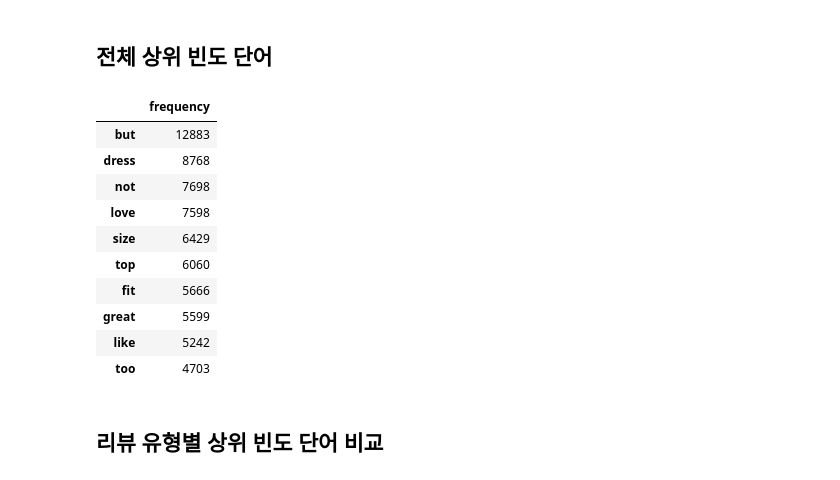
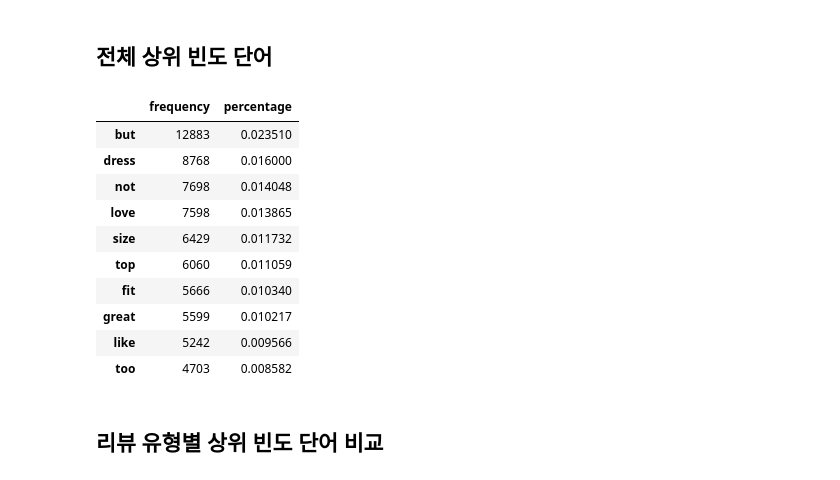
Before and after one commit to chadaeun/2018-data-science-competition-final, a Jupyter notebook: frequency.ipynb, the cells around one changed output. Drawn from its saved outputs; the diff is of its cells as text; code cells hidden in the pictures.

```diff
--- a/frequency.ipynb
+++ b/frequency.ipynb
@@ -71,24 +40,36 @@ neur=nltk.FreqDist(i for i in neu_review)
+# %%
+def get_freqdist(series):
+    """
+    Get FreqDist from pandas Series
+    """
+    words = []
+
+    for text in series:
+        words.extend(text.split())
+
+    return nltk.FreqDist(words)
 # %%
 def freqdist_to_table(freqdist):
     df = pd.DataFrame.from_dict(freqdist, orient='index')
     df.columns = ['frequency']
+    df['percentage'] = df['frequency'] / df['frequency'].sum()
     return df.sort_values('frequency', ascending=False)[:10]
 # %% [markdown]
 ## 전체 상위 빈도 단어
-# %%
-total = post + posr + negt + negr + neut + neur
-freqdist_to_table(total)
-# %% [output]
-|  | frequency |
-| but | 12883 |
-| dress | 8768 |
-| not | 7698 |
-| love | 7598 |
-| size | 6429 |
-| top | 6060 |
-| fit | 5666 |
-| great | 5599 |
-| like | 5242 |
-| too | 4703 |
+# %%
+total = get_freqdist(data['outreview']) + get_freqdist(data['outtitle'])
+freqdist_to_table(total)
+# %% [output]
+|  | frequency | percentage |
+| but | 12883 | 0.023510 |
+| dress | 8768 | 0.016000 |
+| not | 7698 | 0.014048 |
+| love | 7598 | 0.013865 |
+| size | 6429 | 0.011732 |
+| top | 6060 | 0.011059 |
+| fit | 5666 | 0.010340 |
+| great | 5599 | 0.010217 |
+| like | 5242 | 0.009566 |
+| too | 4703 | 0.008582 |
 # %% [markdown]
 ## 리뷰 유형별 상위 빈도 단어 비교
```
Also changed, not shown: parts of 24 cells of this notebook, 24 other files.
